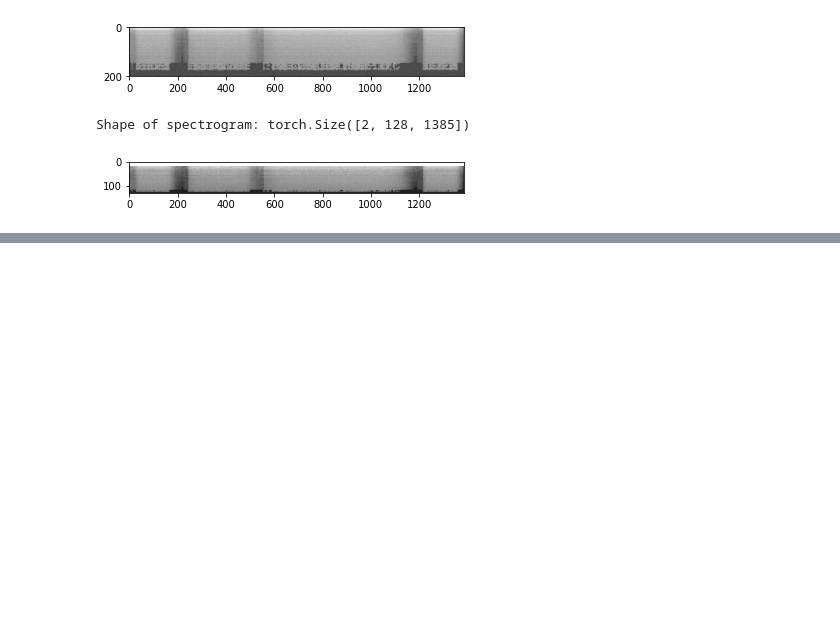
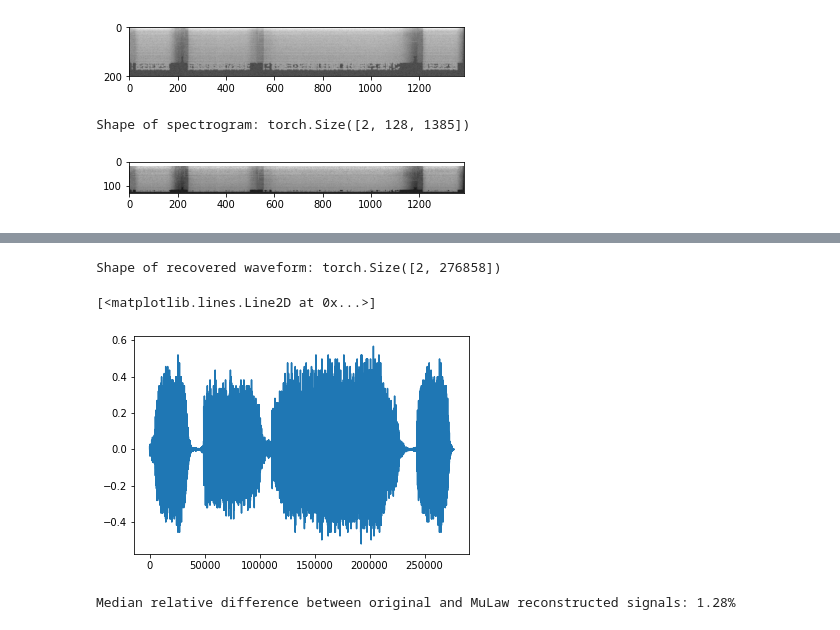
Before and after one commit to markwreinke/OrganStopClassifier, a Jupyter notebook: PytorchAudio.ipynb, the cells around one changed output, grey strips where cells are left out. Cells and saved outputs as stored; diff of their text form; code cells hidden in the pictures; blank space fills up the shorter version.

```diff
--- a/PytorchAudio.ipynb
+++ b/PytorchAudio.ipynb
@@ -97,0 +136,20 @@ Shape of transformed waveform: torch.Size([1, 27686])
+# %%
+# Decode the Mu-Law encoding of the waveform
+reconstructed = torchaudio.transforms.MuLawDecoding()(transformed)
+
+print("Shape of recovered waveform: {}".format(reconstructed.size()))
+
+plt.figure()
+plt.plot(reconstructed[0,:].numpy())
+# %% [output]
+Shape of recovered waveform: torch.Size([2, 276858])
+[<matplotlib.lines.Line2D at 0x...>]
+[figure, added]
+# %%
+# Compare the original waveform with its reconstructed version
+# Compute median relative difference
+err = ((waveform-reconstructed).abs() / waveform.abs()).median()
+
+print("Median relative difference between original and MuLaw reconstructed signals: {:.2%}".format(err))
+# %% [output]
+Median relative difference between original and MuLaw reconstructed signals: 1.28%
```
Also changed, not shown: parts of 5 cells of this notebook.
